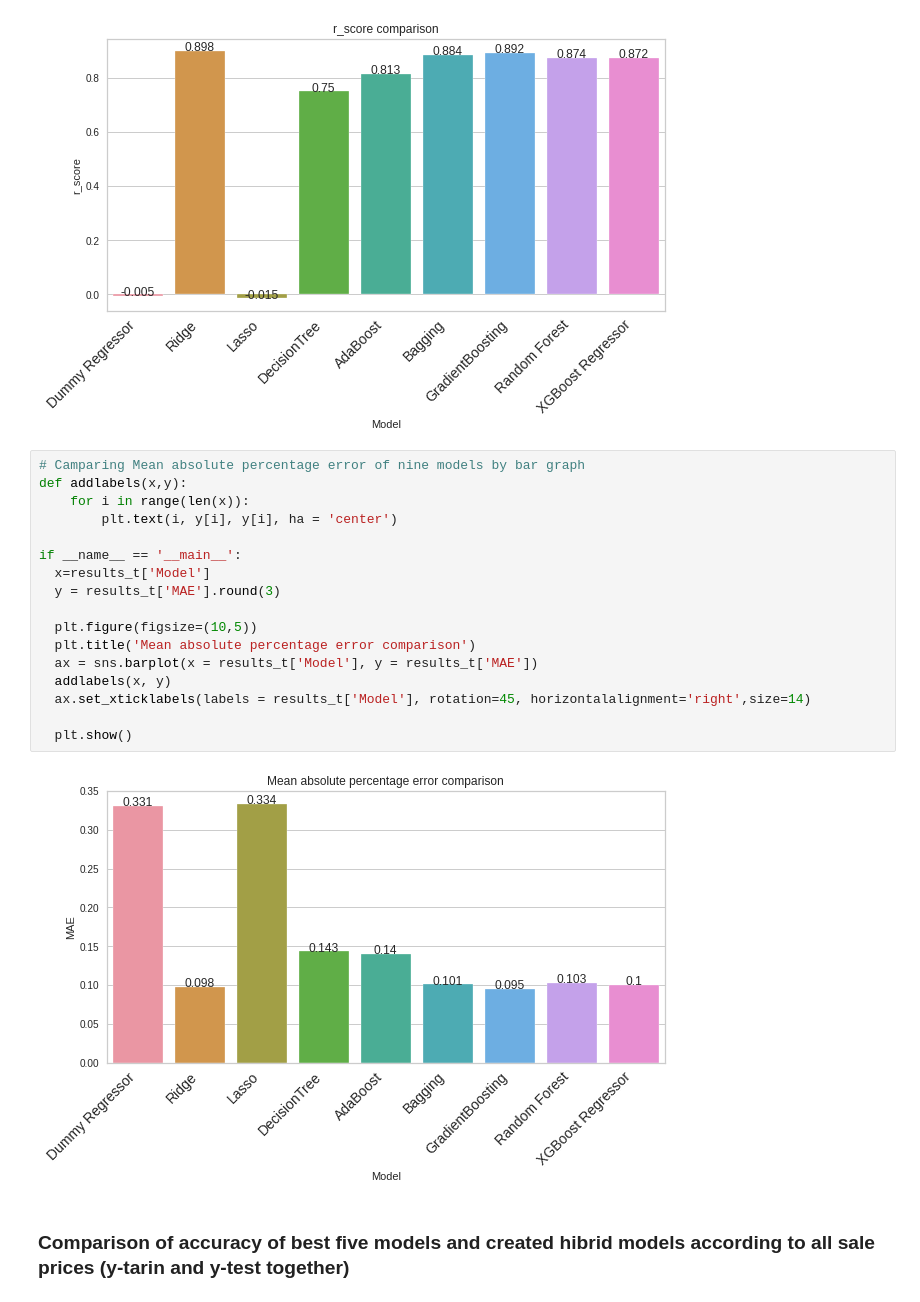
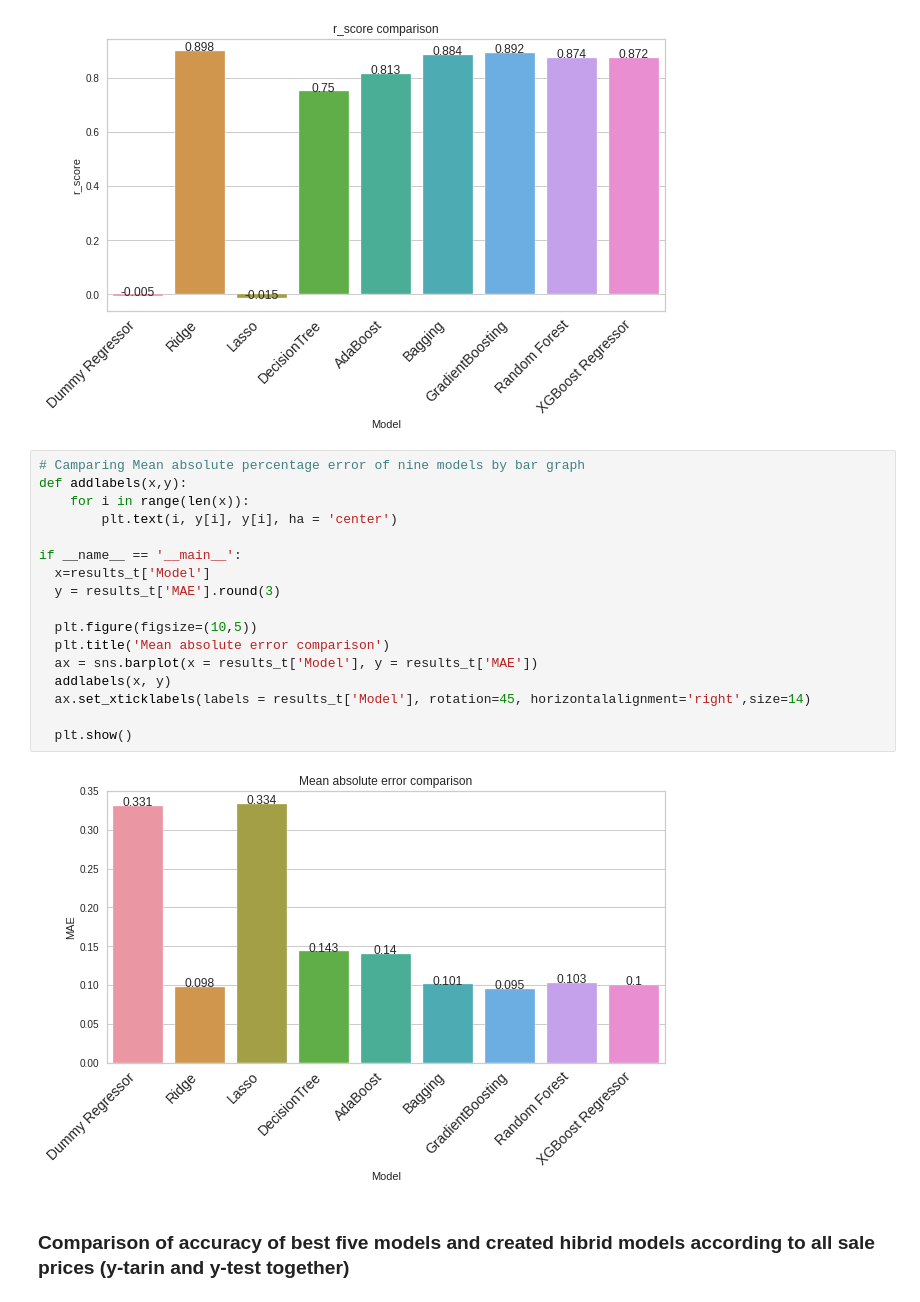
Before and after one commit to ea428815/House_Prices, a Jupyter notebook: House_Prices.ipynb, the cells around one changed output. Saved outputs shown, nothing was run; the diff lists cells and outputs as text.

```diff
--- a/House_Prices.ipynb
+++ b/House_Prices.ipynb
@@ -1187,22 +1187,22 @@ if __name__ == '__main__':
 # %%
 # Camparing Mean absolute percentage error of nine models by bar graph
 def addlabels(x,y):
     for i in range(len(x)):
         plt.text(i, y[i], y[i], ha = 'center')
 
 if __name__ == '__main__':
   x=results_t['Model']
   y = results_t['MAE'].round(3)
 
   plt.figure(figsize=(10,5))
-  plt.title('Mean absolute percentage error comparison')
+  plt.title('Mean absolute error comparison')
   ax = sns.barplot(x = results_t['Model'], y = results_t['MAE'])
   addlabels(x, y)
   ax.set_xticklabels(labels = results_t['Model'], rotation=45, horizontalalignment='right',size=14)
 
   plt.show()
 # %% [output]
-[figure, old version]
+[figure, new version]
 # %% [markdown]
 ### Comparison of accuracy of best five models and created hibrid models according to all sale prices (y-tarin and y-test together)
 # %%
```
